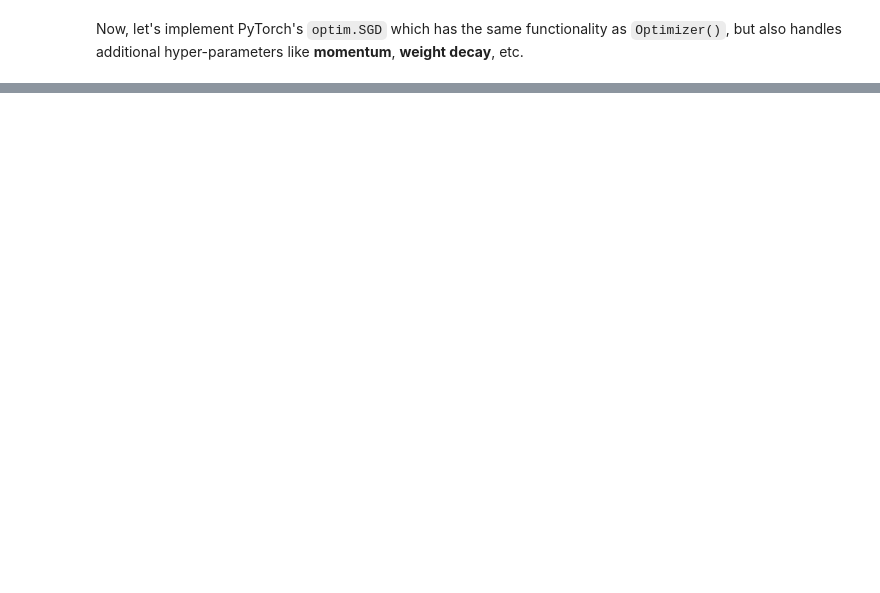
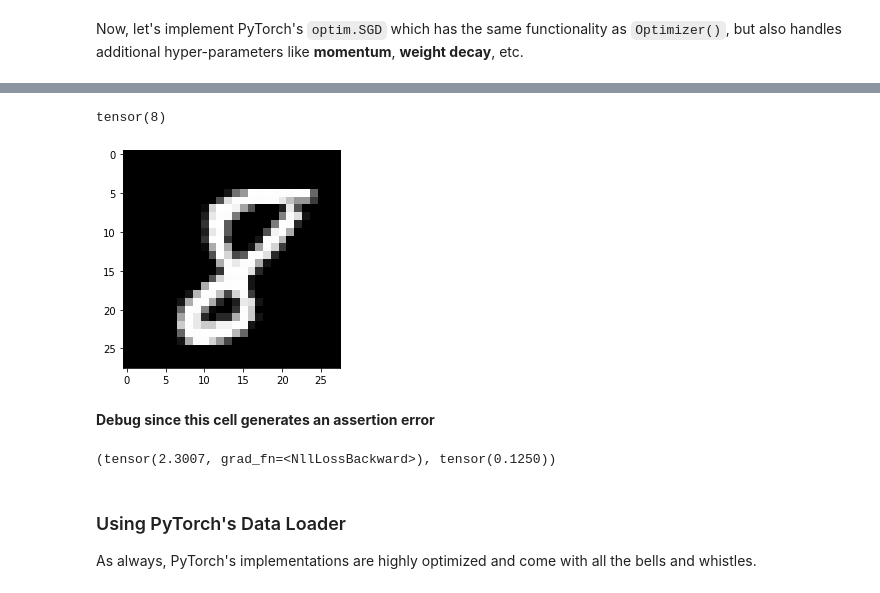
Before and after one commit to bachaudhry/fastai_test_implement, a Jupyter notebook: Matmul+Building_NN_in_PyTorch.ipynb, the cells around one changed output, grey strips where cells are left out. Cells and saved outputs as stored; diff of their text form; code cells hidden in the pictures; blank space fills up the shorter version.

```diff
--- a/Matmul+Building_NN_in_PyTorch.ipynb
+++ b/Matmul+Building_NN_in_PyTorch.ipynb
@@ -1171,0 +1364,9 @@ assert acc > 0.7
+# %%
+# Since the training set is shuffled, re-running this cell will generate a different
+# output each time
+xb, yb = next(iter(train_dl))
+plt.imshow(xb[1].view(28, 28))
+yb[1]
+# %% [output]
+tensor(8)
+[figure, added]
@@ -1171,0 +1379,12 @@ assert acc > 0.7
+# %% [markdown]
+**Debug since this cell generates an assertion error**
+# %%
+loss, acc = loss_f(model(xb), yb), accuracy(model(xb), yb)
+#assert acc > 0.7
+loss, acc
+# %% [output]
+(tensor(2.3007, grad_fn=<NllLossBackward>), tensor(0.1250))
+# %% [markdown]
+### Using PyTorch's Data Loader
+
+As always, PyTorch's implementations are highly optimized and come with all the bells and whistles.
```
Also changed, not shown: parts of 77 cells of this notebook.
